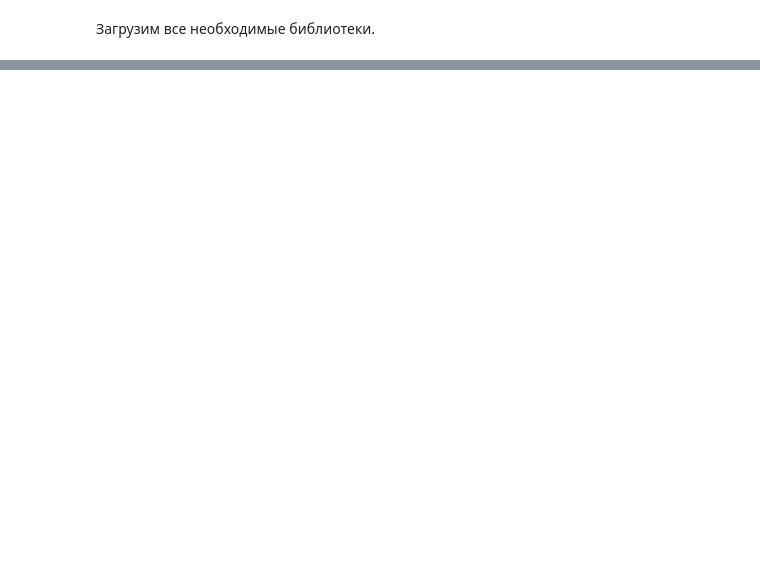
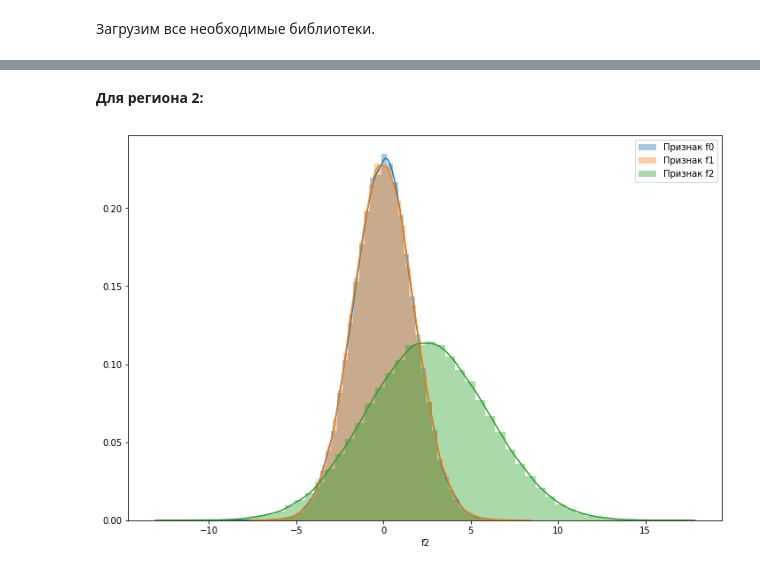
Before and after one commit to dmitrychernov77/Portfolio, a Jupyter notebook: Добыча нефти/oil_industry.ipynb, the cells around one changed output, grey strips where cells are left out. Drawn from its saved outputs; the diff is of its cells as text; code cells hidden in the pictures; blank space fills up the shorter version.

```diff
--- a/Добыча нефти/oil_industry.ipynb
+++ b/Добыча нефти/oil_industry.ipynb
@@ -478,0 +148,6 @@ result_smape(r_prediction_rf, f_prediction_rf)
+# %% [markdown]
+**Для региона 2:**
+# %%
+print_hist(df2)
+# %% [output]
+[figure, added]
```
Also changed, not shown: parts of 146 cells of this notebook, 4 other files.
